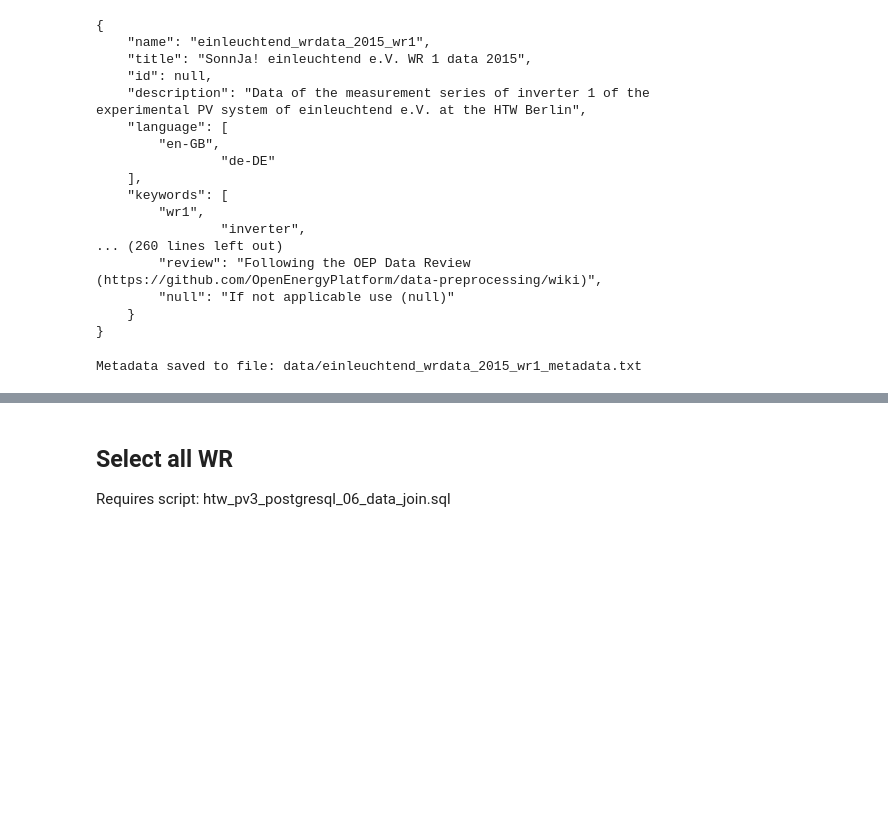
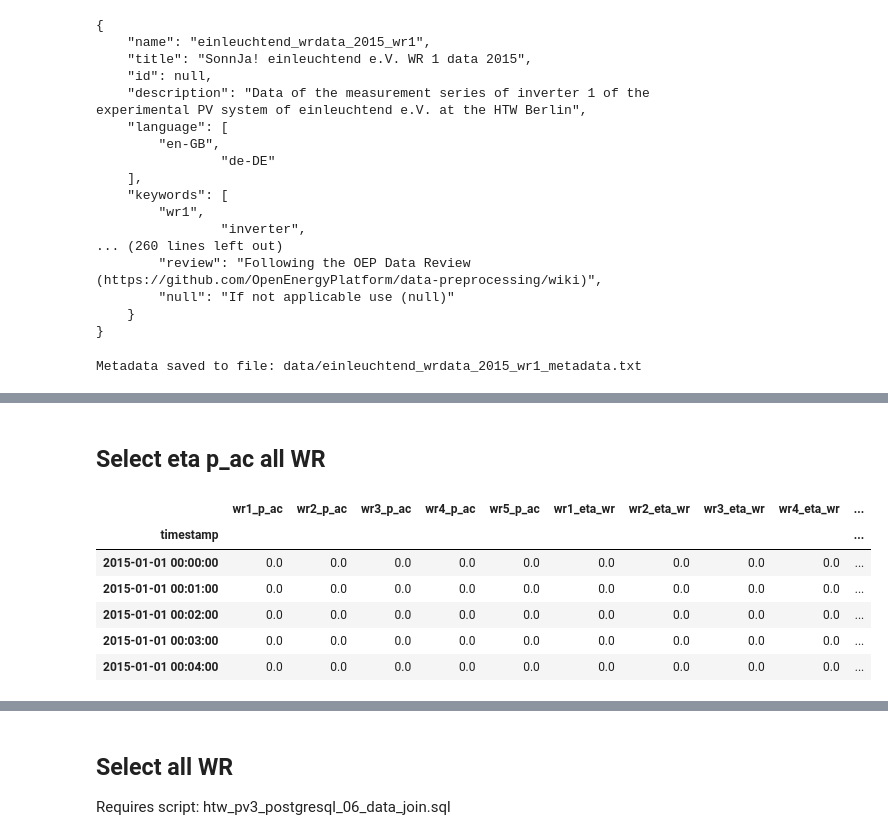
Before and after one commit to htw-pv3/weather-data, a Jupyter notebook: python/pv3_sonnja_db_wr.ipynb, the cells around one changed output, grey strips where cells are left out. Cells and saved outputs as stored; diff of their text form; code cells hidden in the pictures; blank space fills up the shorter version.

```diff
--- a/python/pv3_sonnja_db_wr.ipynb
+++ b/python/pv3_sonnja_db_wr.ipynb
@@ -104,0 +220,21 @@ Metadata saved to file: data/einleuchtend_wrdata_2015_wr1_metadata.txt
+# %% [markdown]
+## Select eta p_ac all WR
+# %%
+# Database select (SQL)
+sql = text("""
+    SELECT  timestamp, wr1_p_ac, wr2_p_ac, wr3_p_ac, wr4_p_ac, wr5_p_ac,
+    wr1_eta_wr, wr2_eta_wr, wr3_eta_wr, wr4_eta_wr, wr5_eta_wr -- column
+    FROM    pv3.pv3_time_sun_weather_allwr_2015_mview  -- table
+    """)
+df_etaP = pd.read_sql_query(sql, con)
+df_etaP = df_etaP.set_index('timestamp')
+df_etaP_filled = df_etaP.fillna(0)
+df_etaP_filled.head()
+# %% [output]
+|  | wr1_p_ac | wr2_p_ac | wr3_p_ac | wr4_p_ac | wr5_p_ac | wr1_eta_wr | wr2_eta_wr | wr3_eta_wr | wr4_eta_wr | ... |
+| timestamp |  |  |  |  |  |  |  |  |  | ... |
+| 2015-01-01 00:00:00 | 0.0 | 0.0 | 0.0 | 0.0 | 0.0 | 0.0 | 0.0 | 0.0 | 0.0 | ... |
+| 2015-01-01 00:01:00 | 0.0 | 0.0 | 0.0 | 0.0 | 0.0 | 0.0 | 0.0 | 0.0 | 0.0 | ... |
+| 2015-01-01 00:02:00 | 0.0 | 0.0 | 0.0 | 0.0 | 0.0 | 0.0 | 0.0 | 0.0 | 0.0 | ... |
+| 2015-01-01 00:03:00 | 0.0 | 0.0 | 0.0 | 0.0 | 0.0 | 0.0 | 0.0 | 0.0 | 0.0 | ... |
+| 2015-01-01 00:04:00 | 0.0 | 0.0 | 0.0 | 0.0 | 0.0 | 0.0 | 0.0 | 0.0 | 0.0 | ... |
```
Also changed, not shown: parts of 29 cells of this notebook.
